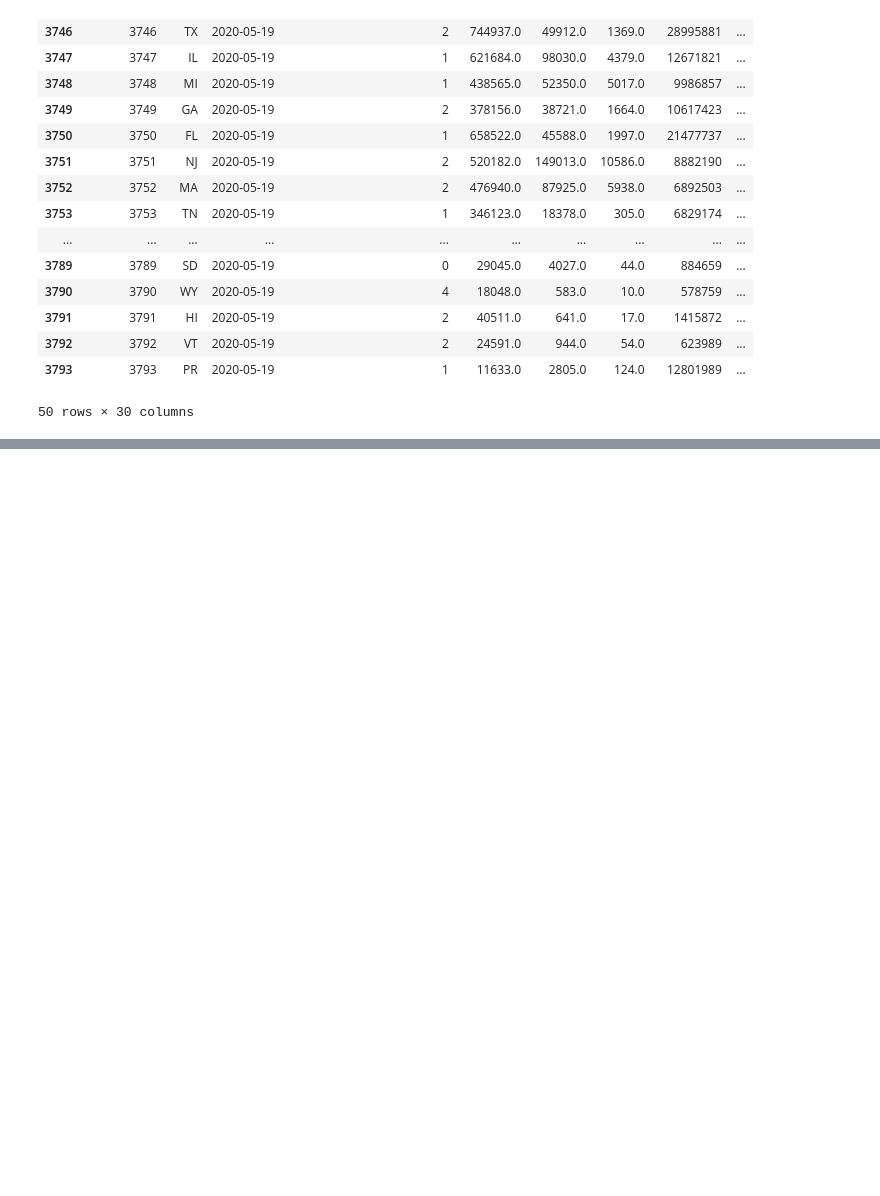
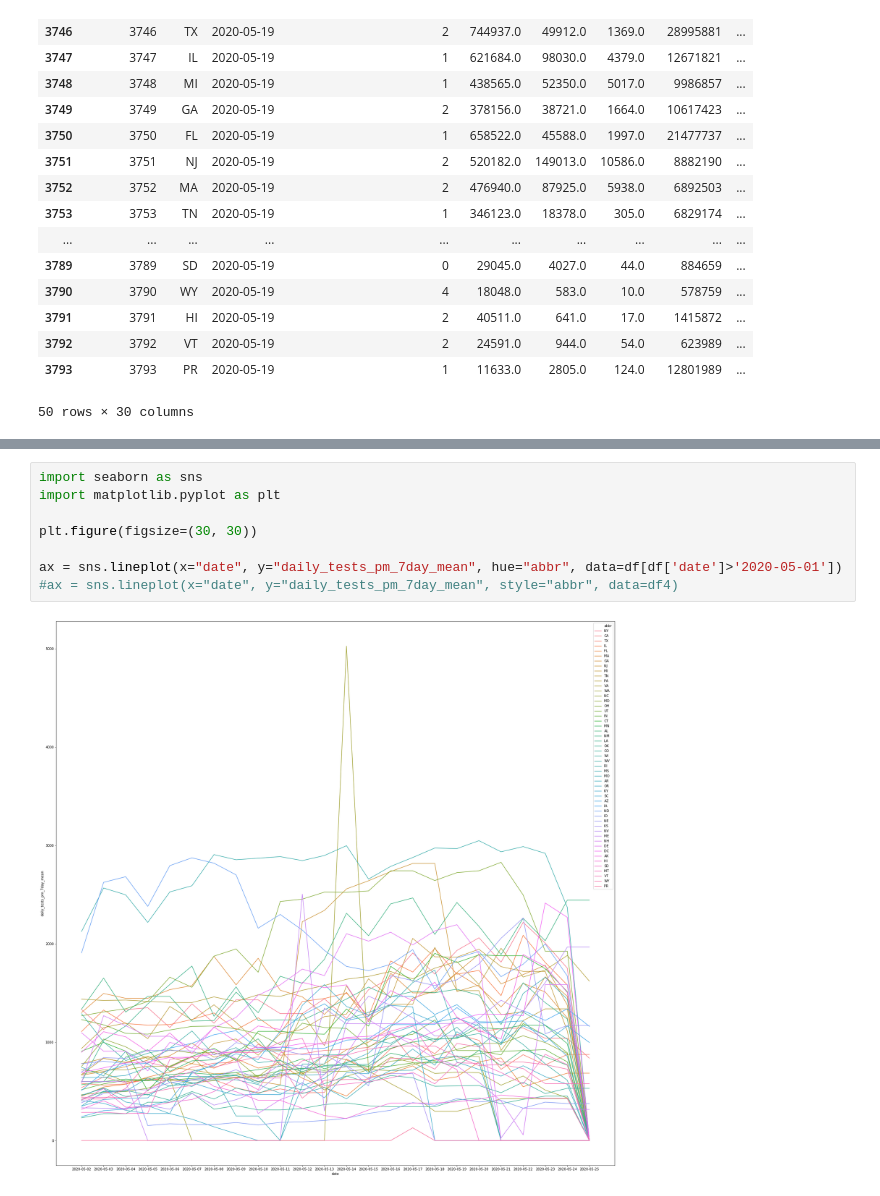
Before and after one commit to r0bert8841/simplec19dashboard, a Jupyter notebook: create_visualizations.ipynb, the cells around one changed output, grey strips where cells are left out. Drawn from its saved outputs; the diff is of its cells as text; blank space fills up the shorter version.

```diff
--- a/create_visualizations.ipynb
+++ b/create_visualizations.ipynb
@@ -59,0 +116,10 @@ df[df['date'] == '2020-05-19'].head(50)
+# %%
+import seaborn as sns
+import matplotlib.pyplot as plt
+
+plt.figure(figsize=(30, 30))
+
+ax = sns.lineplot(x="date", y="daily_tests_pm_7day_mean", hue="abbr", data=df[df['date']>'2020-05-01'])
+#ax = sns.lineplot(x="date", y="daily_tests_pm_7day_mean", style="abbr", data=df4)
+# %% [output]
+[figure, added]
```
Also changed, not shown: parts of 2 cells of this notebook, 5 other files.
